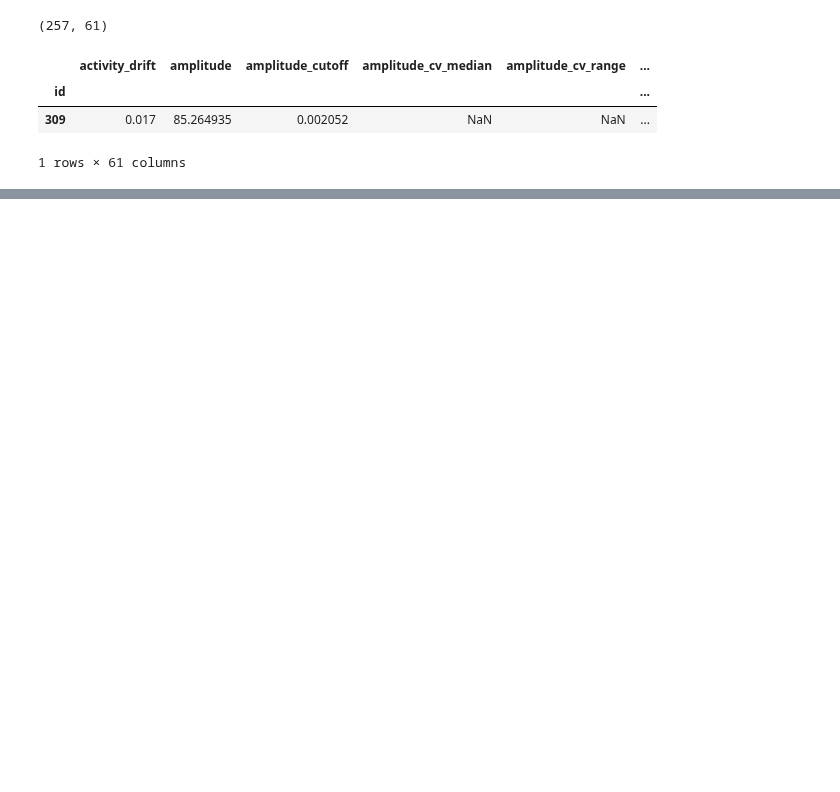
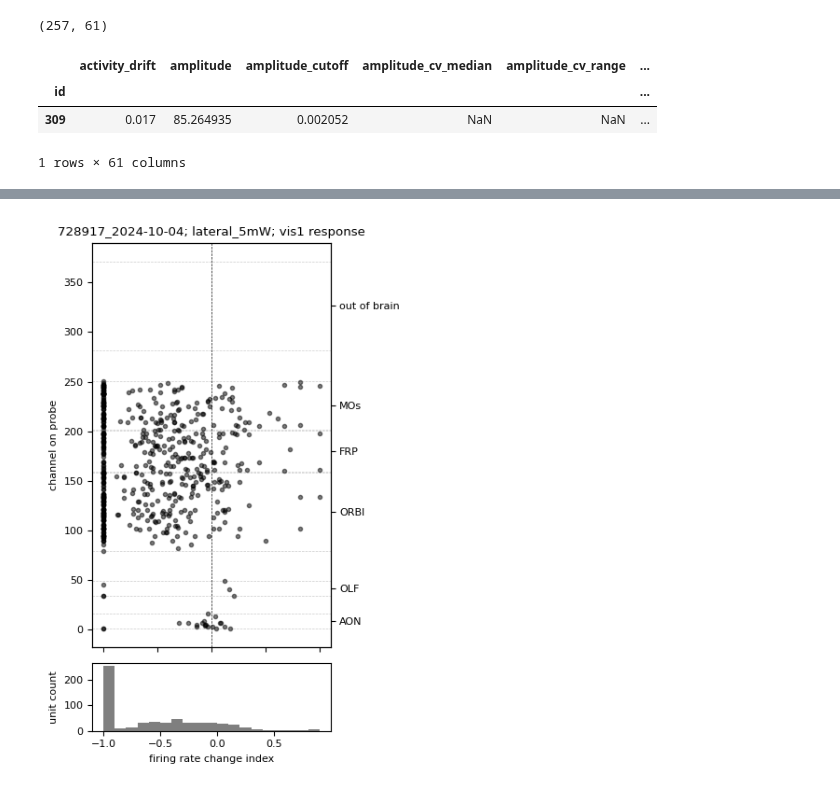
Before and after one commit to AllenInstitute/dynamic_routing_analysis, a Jupyter notebook: notebooks/opto_perturb_ephys_scratch.ipynb, the cells around one changed output, grey strips where cells are left out. Saved outputs shown, nothing was run; the diff lists cells and outputs as text; code cells hidden in the pictures; blank space fills up the shorter version.

```diff
--- a/notebooks/opto_perturb_ephys_scratch.ipynb
+++ b/notebooks/opto_perturb_ephys_scratch.ipynb
@@ -342,2 +504,48 @@ units.query(f'unit_id=="{unit_id}"')['peak_channel']
+# %%
+#just plot all units
+#gridspec
+import matplotlib.gridspec as gridspec
+
+fig = plt.figure(layout="constrained",figsize=(4, 6))
+gs = gridspec.GridSpec(6, 1)
+
+ax=plt.subplot(gs[0:5, 0])
+
+# fig,ax=plt.subplots(2,1,figsize=(3,6))
+ax.axvline(0,color='k',linestyle='--',linewidth=0.5)
+
+ax.plot(norm_unit_opto_metrics_df.query(f'opto_cond==@sel_opto_cond and structure!="out of brain"')[sel_stim].values,
+        norm_unit_opto_metrics_df.query(f'opto_cond==@sel_opto_cond and structure!="out of brain"')['peak_channel'].values,
+        '.',color='black',alpha=0.5)
+
+ax.set_xticklabels([])
+ax.set_ylabel('channel on probe')
+
+ax.set_title(f"{session_id}; {sel_opto_cond}; {sel_stim} response")
+
+#structure labels on the right
+for ss,structure in enumerate(structure_channel_ranges_df['structure'].values):
+    ax.axhline(structure_channel_ranges_df['channel_min'].values[ss],color='k',linestyle='--',linewidth=0.5,alpha=0.2)
+    ax.axhline(structure_channel_ranges_df['channel_max'].values[ss],color='k',linestyle='--',linewidth=0.5,alpha=0.2)
+
+#right side axis
+ax2=ax.twinx()
+ax2.set_ylim(ax.get_ylim())
+ax2.set_yticks(structure_channel_ranges_df['channel_mid'].values)
+ax2.set_yticklabels(structure_channel_ranges_df['structure'].values,rotation=0,ha='left',fontsize=8)
+
+
+ax=plt.subplot(gs[5, 0])
+ax.hist(norm_unit_opto_metrics_df.query(f'opto_cond==@sel_opto_cond and structure!="out of brain"')[sel_stim].values,
+        bins=np.arange(-1,1,0.1),color='black',alpha=0.5)
+
+ax.set_xlabel('firing rate change index')
+ax.set_ylabel('unit count')
+
+
+
+fig.tight_layout()
+# %% [output]
+[figure, added]
 # %%
 #plot baseline & stimulus evoked activty with and without opto across the whole probe?
```
Also changed, not shown: parts of 20 cells of this notebook, 2 other files.
